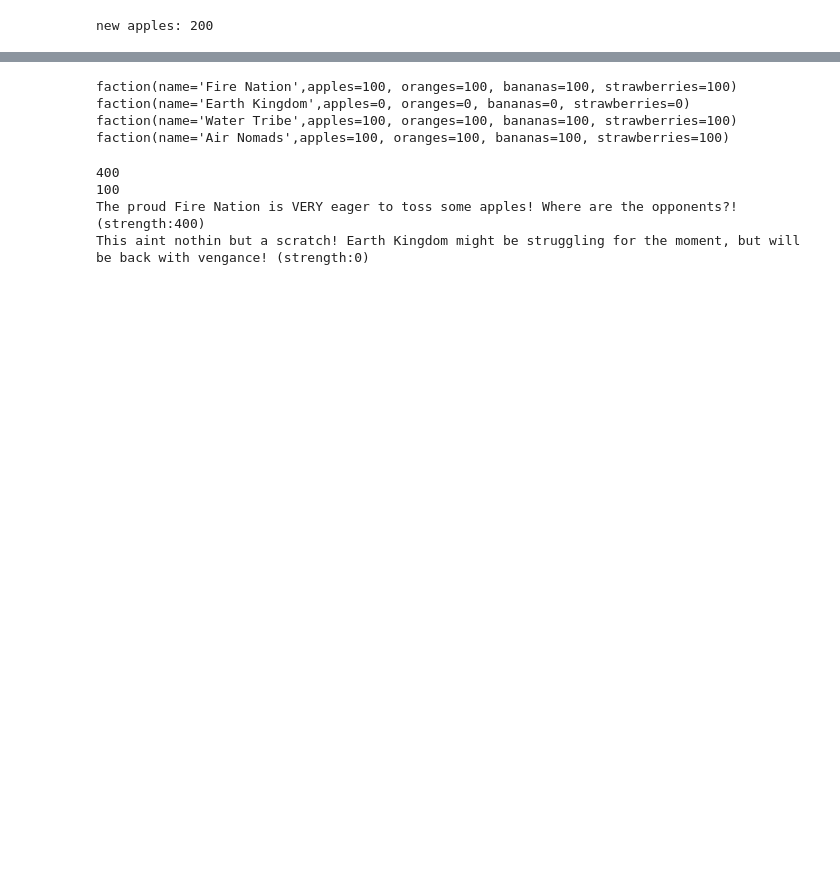
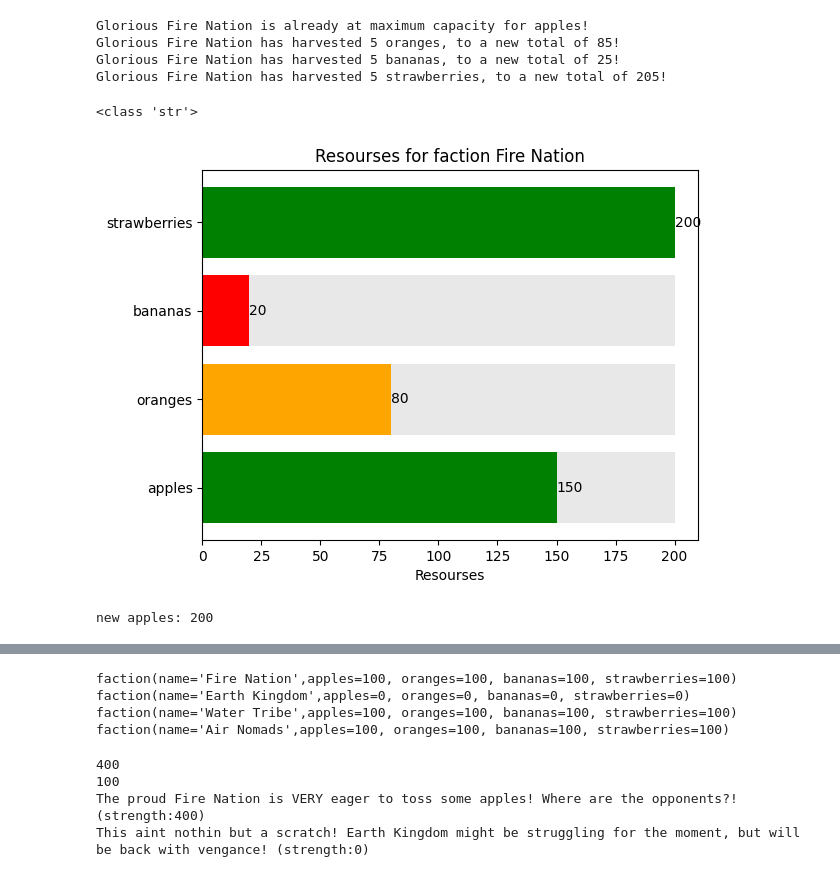
Before and after one commit to Siwenli0615/Siwen-ITHS-AI23, a Jupyter notebook: Laboration2 FactionWar.ipynb, the cells around one changed output, grey strips where cells are left out. Saved outputs shown, nothing was run; the diff lists cells and outputs as text; code cells hidden in the pictures; blank space fills up the shorter version.

```diff
--- a/Laboration2 FactionWar.ipynb
+++ b/Laboration2 FactionWar.ipynb
@@ -103,12 +165,30 @@ class Faction:
     def __mul__(self, other):
 
         pass
+# %%
+fire_nation = Faction('Fire Nation', 200, 80, 20, 200)
+fire_nation.organical_growth()
+# %% [output]
+Glorious Fire Nation is already at maximum capacity for apples!
+Glorious Fire Nation has harvested 5 oranges, to a new total of 85!
+Glorious Fire Nation has harvested 5 bananas, to a new total of 25!
+Glorious Fire Nation has harvested 5 strawberries, to a new total of 205!
+# %%
+text = f"hej"
+print(type(text))
+# %% [output]
+<class 'str'>
 # %%
-fire_nation = Faction('Fire Nation', 100, 100, 100, 100)
+fire_nation = Faction('Fire Nation', 150, 80, 20, 200)
+
+
+
+fire_nation.visualize_resources()
 
 fire_nation.alter_stock_value('apples',200)
 print(f"new apples: {fire_nation.apples}")
 # %% [output]
+[figure, added]
 new apples: 200
 # %%
 fire_nation = Faction('Fire Nation', 100, 100, 100, 100)
```
Also changed, not shown: parts of 2 cells of this notebook.
